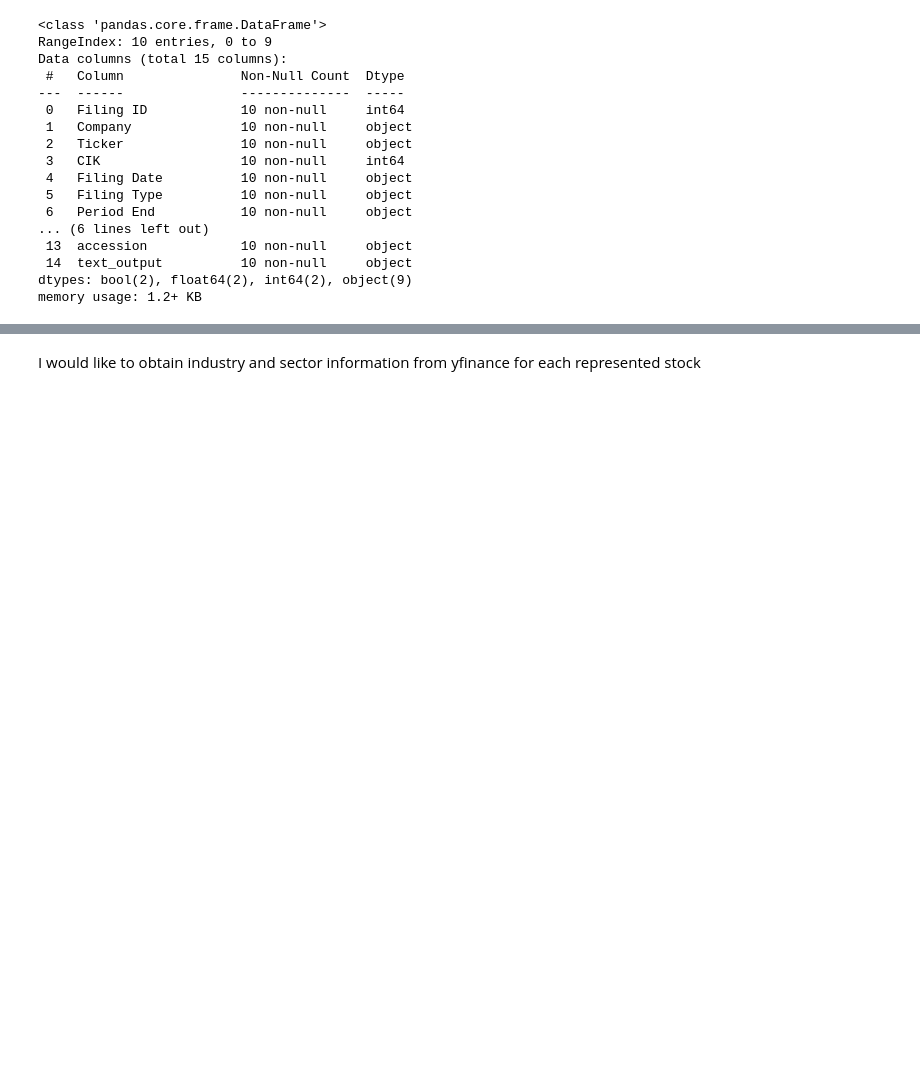
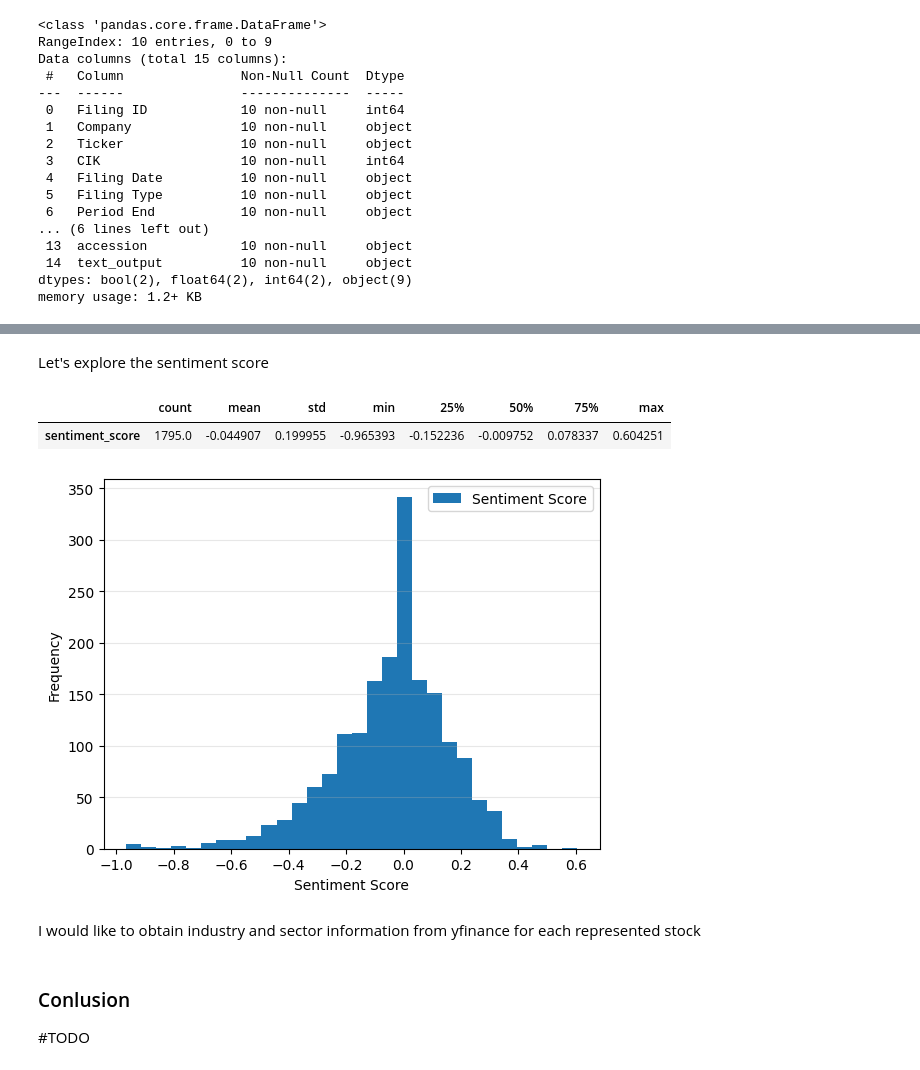
Before and after one commit to Kamend1/data_science_final_project, a Jupyter notebook: notebooks/1_3_earnings_releases_data_pipeline.ipynb, the cells around one changed output, grey strips where cells are left out. Saved outputs shown, nothing was run; the diff lists cells and outputs as text; code cells hidden in the pictures; blank space fills up the shorter version.

```diff
--- a/notebooks/1_3_earnings_releases_data_pipeline.ipynb
+++ b/notebooks/1_3_earnings_releases_data_pipeline.ipynb
@@ -576,5 +697,3 @@ I ran the following command in Google Colab on a T4 GPU runtime environment, whe
 # %%
-# final_dataset['sentiment_score'] = final_dataset['transcript'].apply(
-#     lambda x: aggregate_sentiment(classify_long_transcript(x))
-# )
-# final_dataset.to_csv('final_transcript_dataset_with_sentiment.csv')
+final_dataset_with_sentiment = pd.read_csv(BASE_URL + "final_dataset_with_sentiment.csv")
+final_dataset_with_sentiment
@@ -581,2 +714,2 @@ I ran the following command in Google Colab on a T4 GPU runtime environment, whe
 # %% [markdown]
-I would like to obtain industry and sector information from yfinance for each represented stock
+Let's explore the sentiment score
@@ -587,4 +716,20 @@ I would like to obtain industry and sector information from yfinance for each re
 # %%
-# final_dataset_sentiment = final_dataset_sentiment.merge(sector_df, on='ticker', how='left')
-# final_dataset_sentiment.to_csv("static_data/final_transcript_dataset_with_sentiment.csv", index=False)
-# final_dataset_sentiment
+pd.DataFrame(final_dataset_with_sentiment['sentiment_score']).describe().T
+# %% [output]
+|  | count | mean | std | min | 25% | 50% | 75% | max |
+| sentiment_score | 1795.0 | -0.044907 | 0.199955 | -0.965393 | -0.152236 | -0.009752 | 0.078337 | 0.604251 |
+# %%
+plt.hist(final_dataset_with_sentiment['sentiment_score'], bins=30, label = 'Sentiment Score')
+plt.xlabel('Sentiment Score')
+plt.ylabel('Frequency')
+plt.legend(loc='upper right')
+plt.grid(axis='y', alpha=0.3)
+plt.show()
+# %% [output]
+[figure, added]
+# %% [markdown]
+I would like to obtain industry and sector information from yfinance for each represented stock
+# %% [markdown]
+### Conlusion
+
+#TODO
```
Also changed, not shown: parts of 40 cells of this notebook, 8 other files.
